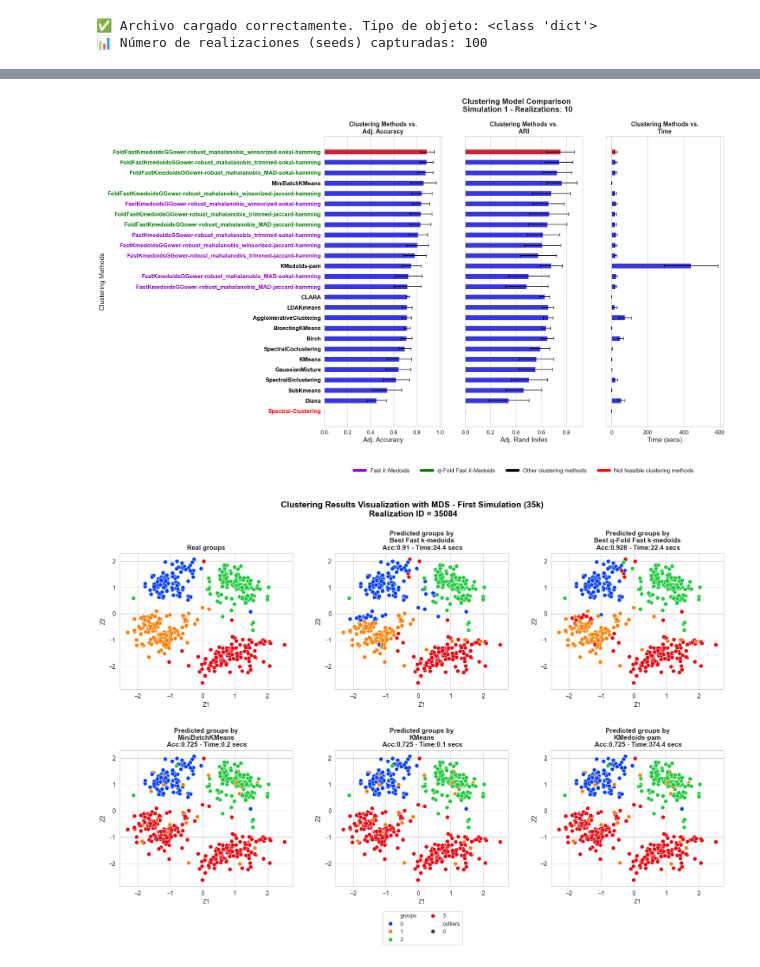
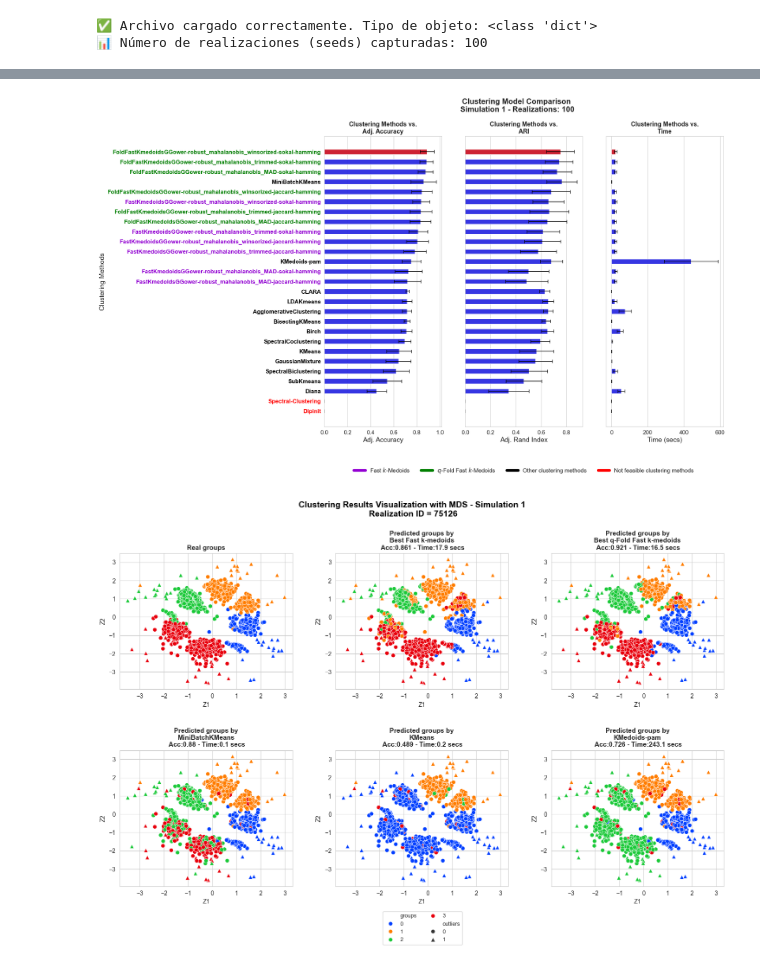
Before and after one commit to FabioScielzoOrtiz/db-robust-clust-paper-code, a Jupyter notebook: src/notebooks/experiment_5/exp_5_sim_1_exploration.ipynb, the cells around one changed output, grey strips where cells are left out. Saved outputs shown, nothing was run; the diff lists cells and outputs as text; code cells hidden in the pictures.

Commit message:
results exp 5 updated

```diff
--- a/src/notebooks/experiment_5/exp_5_sim_1_exploration.ipynb
+++ b/src/notebooks/experiment_5/exp_5_sim_1_exploration.ipynb
@@ -23,9 +23,14 @@ from config.config_experiment_5 import CONFIG_EXPERIMENT, N_REALIZATIONS, PROP_E
 simulation_config = SIMULATION_CONFIGS[DATA_ID]
 config_experiment = CONFIG_EXPERIMENT[DATA_ID]
 # %%
+not_feasible_methods_to_add = [
+    'Spectral-Clustering',
+    'Dipinit'
+]
+
 df, df_avg, not_feasible_methods, results = process_experiment_5_results(
     results_path=results_path,
-    not_feasible_methods_to_add=['Spectral-Clustering'],
+    not_feasible_methods_to_add=not_feasible_methods_to_add,
     prop_errors_threshold=PROP_ERRORS_THRESHOLD
 )
 
@@ -85,14 +90,15 @@ plot_experiment_5_results(
     our_methods_1=our_methods_1, our_methods_2=our_methods_2,
     other_methods=other_methods, not_feasible_methods=not_feasible_methods)
 # %% [output]
-[figure, old version]
+[figure, new version]
 # %%
-random_state_mds = 35084
+random_state_mds = 75126
+random_state_sample = 100
 
 d1 = 'robust_mahalanobis'
-d2 = 'jaccard'
+d2 = 'sokal'
 d3 = 'hamming'
-robust_method = 'trimmed'
+robust_method = 'winsorized'
 
 X, y, outliers_idx = generate_simulation(
     random_state = random_state_mds,
@@ -106,10 +112,11 @@ X, y, outliers_idx = generate_simulation(
 )
 
 X_mds, sample_idx = fast_mds(
-    sample_size=500,
+    sample_size=1400,
     X=X,
     d1=d1, d2=d2, d3=d3, robust_method=robust_method,
-    random_state=random_state_mds,
+    random_state_mds=random_state_mds,
+    random_state_sample=random_state_sample,
     config_experiment=config_experiment
 )
 
@@ -135,19 +142,20 @@ time_dict = {names_to_plot[method]: results[random_state_mds]['time'][method] fo
 # %%
 plot_filename = f'mds_plot_results_exp_5_{DATA_ID}.png'
 save_path = os.path.join(results_dir, plot_filename)
+formatted_data_name = DATA_ID.replace('_', ' ').capitalize()
 
 clustering_MDS_plot_multiple_methods(X_mds=X_mds, y_pred=y_pred_dict,
                                      y_true=y[sample_idx],
-                                     title=f"Clustering Results Visualization with MDS - First Simulation (35k)\n Realization ID = {random_state_mds}",
+                                     title=f"Clustering Results Visualization with MDS - {formatted_data_name}\n Realization ID = {random_state_mds}",
                                      accuracy=accuracy_dict, time=time_dict, n_rows=2,
                                      figsize=(18,10), bbox_to_anchor=(0.75,-1.9),
                                      title_size=14, title_weight='bold',
                                      subtitles_size=11,
                                      points_size=45, title_height=1,
                                      wspace=0.25, hspace=0.45,
                                      outliers_boolean=outliers_bool[sample_idx],
                                      n_cols_legend=2, legend_title='', legend_size=9,
                                      save = True, file_name = save_path
 )
 # %% [output]
-[figure, old version]
+[figure, new version]
```
Also changed, not shown: parts of 1 cell of this notebook, 10 other files.
